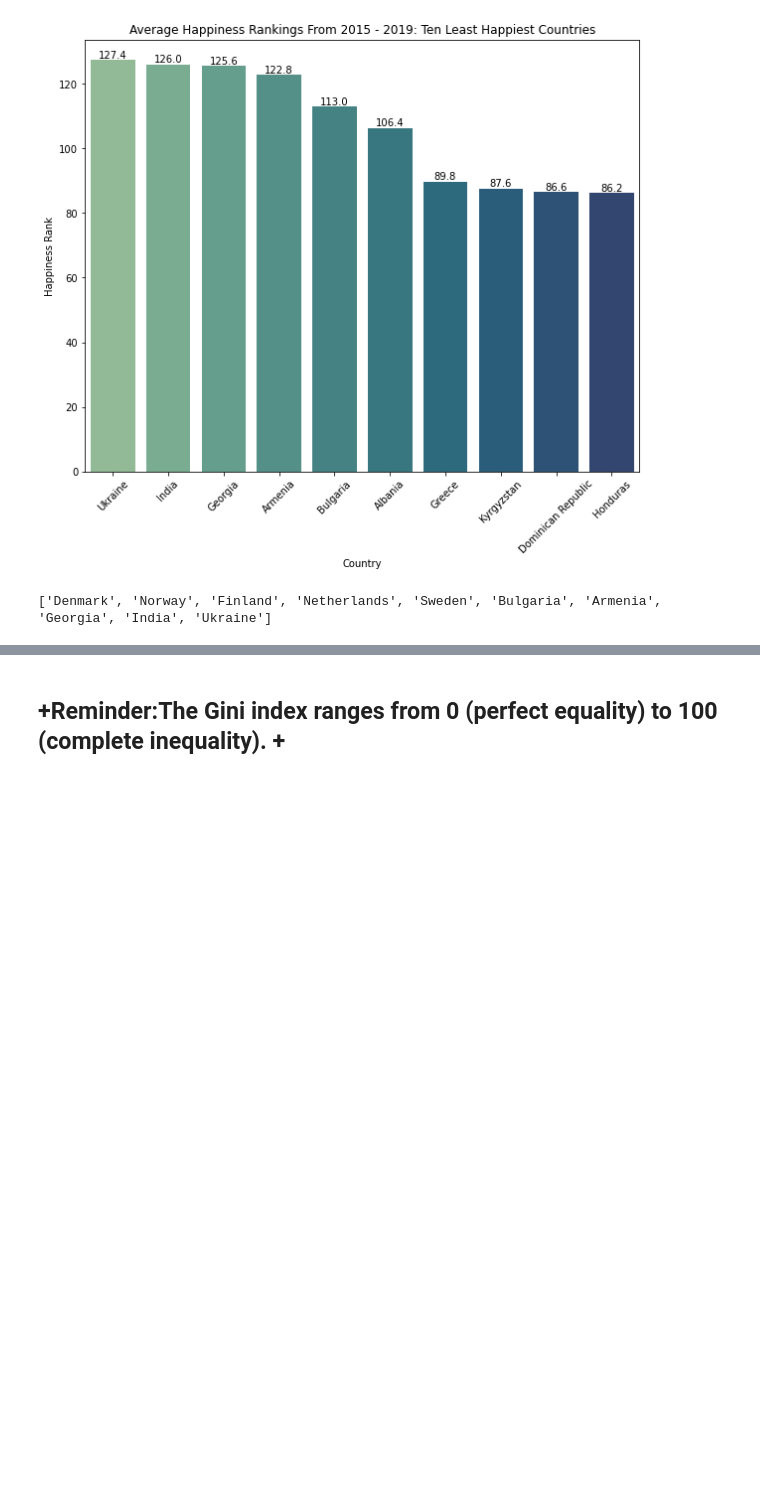
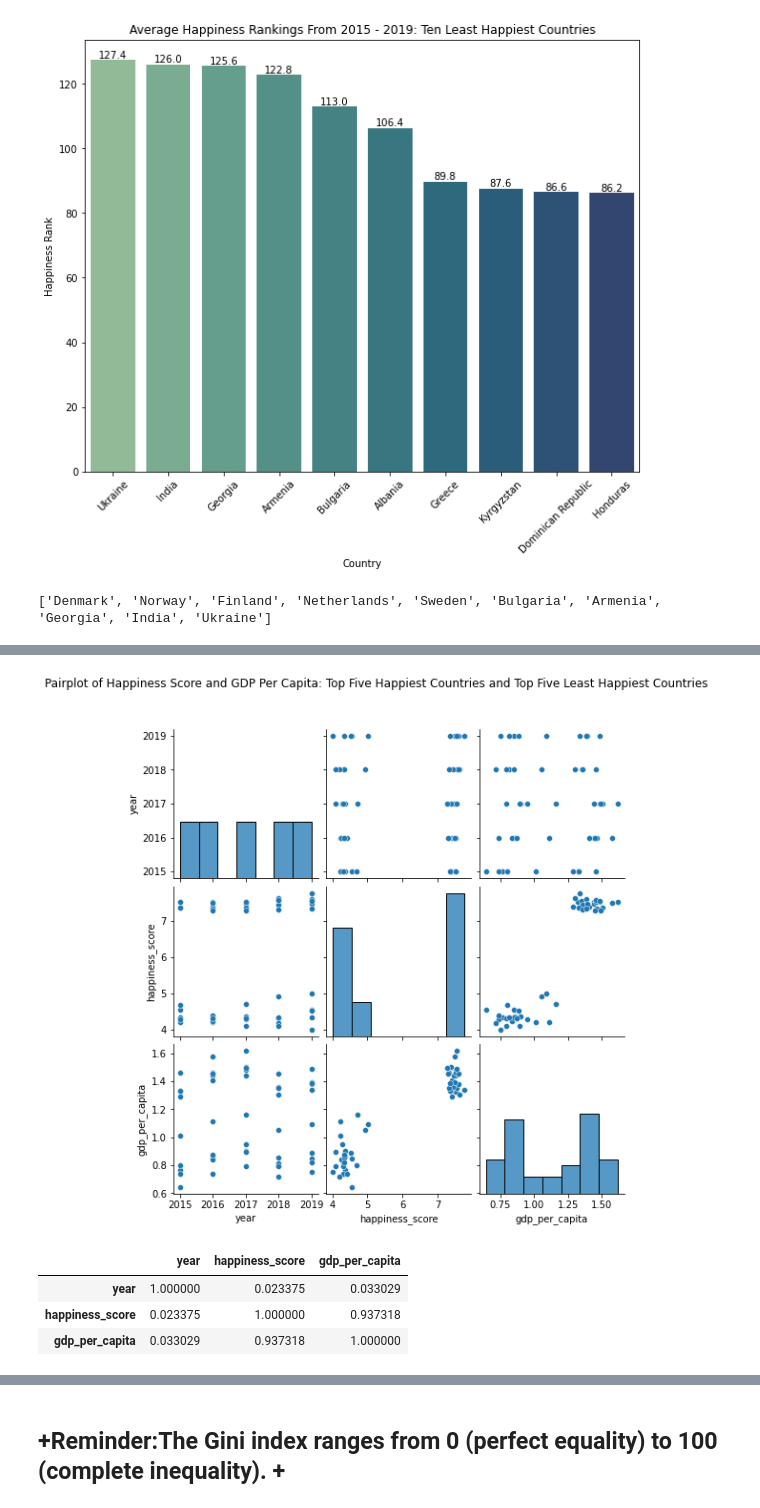
Before and after one commit to steph-wda/steph-wda-bp-data-spec-capstone-proj, a Jupyter notebook: Happiness and Effects on Income.ipynb, the cells around one changed output, grey strips where cells are left out. Saved outputs shown, nothing was run; the diff lists cells and outputs as text; code cells hidden in the pictures; blank space fills up the shorter version.

```diff
--- a/Happiness and Effects on Income.ipynb
+++ b/Happiness and Effects on Income.ipynb
@@ -1570,0 +1544,12 @@ pearsonr(clean_happy_df['happiness_score'], clean_happy_df['gdp_per_capita'])
+# %%
+ax = sns.pairplot(data)
+ax.fig.suptitle("Pairplot of Happiness Score and GDP Per Capita: Top Five Happiest Countries and Top Five Least Happiest Countries", y=1.08);
+# %% [output]
+[figure, added]
+# %%
+data.corr()
+# %% [output]
+|  | year | happiness_score | gdp_per_capita |
+| year | 1.000000 | 0.023375 | 0.033029 |
+| happiness_score | 0.023375 | 1.000000 | 0.937318 |
+| gdp_per_capita | 0.033029 | 0.937318 | 1.000000 |
```
Also changed, not shown: parts of 38 cells of this notebook, 1 other file.
